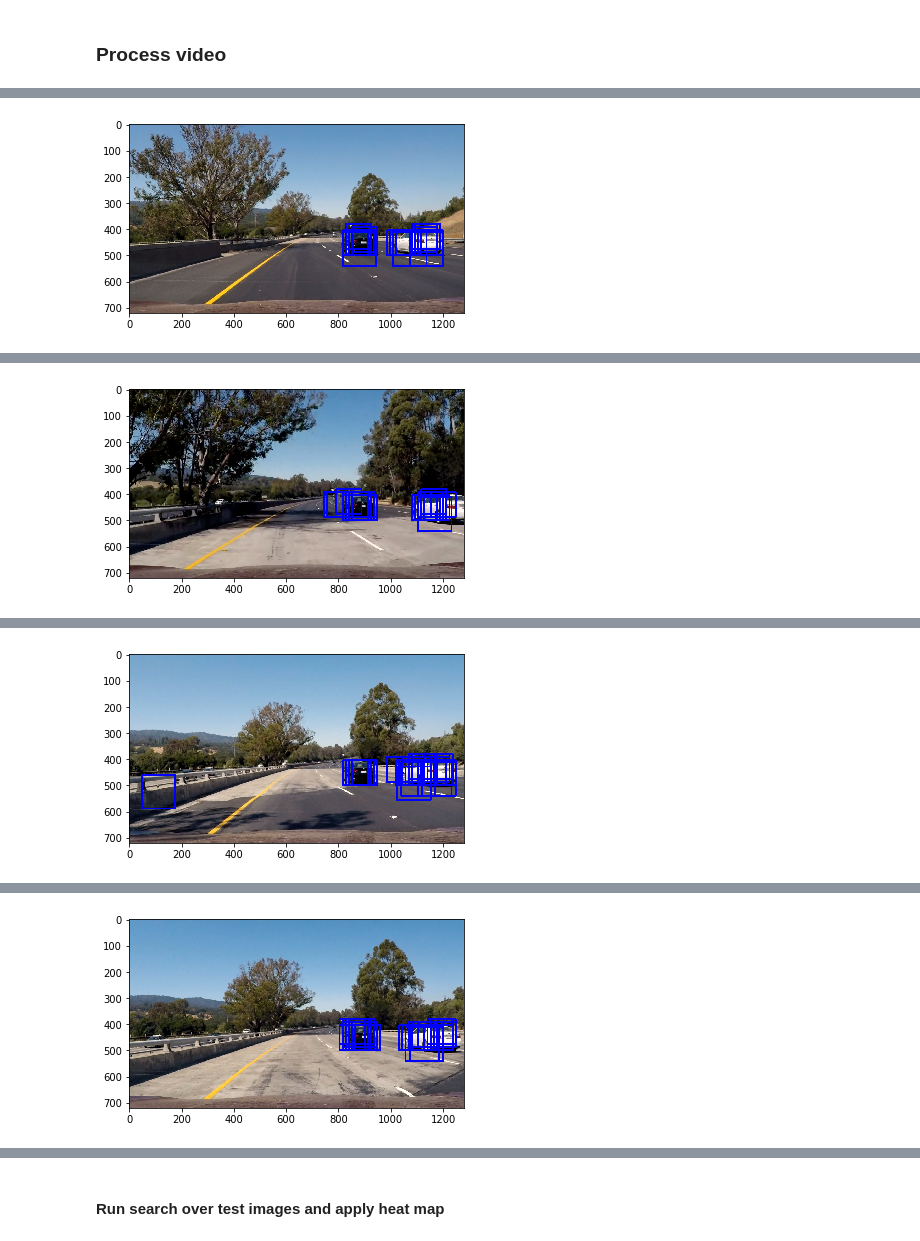
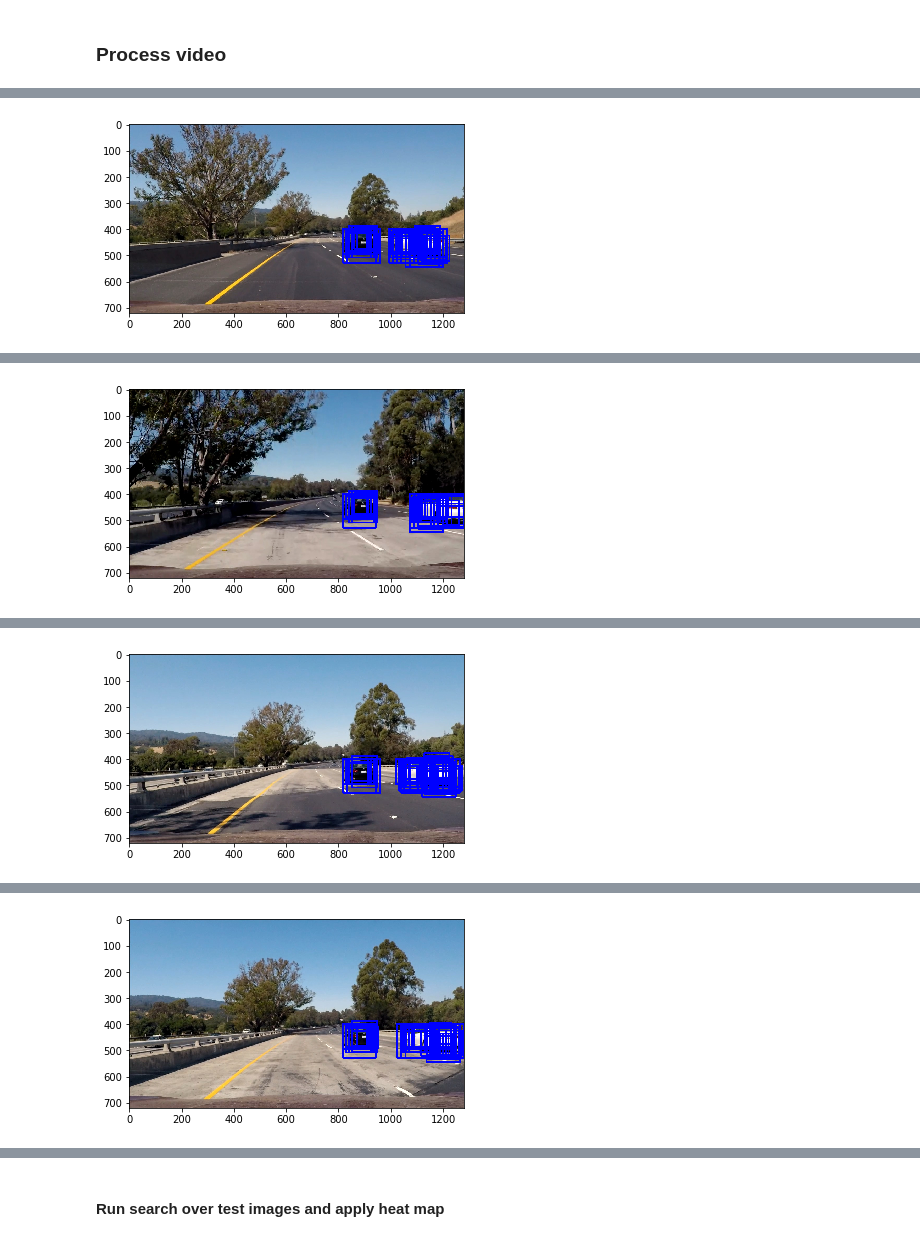
Before and after one commit to timout/CarND-Vehicle-Detection, a Jupyter notebook: VehicleDetection.ipynb, the cells around one changed output, grey strips where cells are left out. Saved outputs shown, nothing was run; the diff lists cells and outputs as text; code cells hidden in the pictures.

```diff
--- a/VehicleDetection.ipynb
+++ b/VehicleDetection.ipynb
@@ -199,7 +241,7 @@ def show_hog(img, orient = 12, pix_per_cell = 8, cell_per_block = 2):
 
     plt.show()
 
-for i in hog_samples: show_hog(i)
+for i in hog_samples: show_hog(i.astype(np.float32)/255)
 # %% [output]
 [figure]
 [figure]
@@ -375,17 +417,17 @@ def rescale_image(img, scale):
 
 #prepare image for processing: normalize, crop, convert color
 def prepare_image(img, y_start, y_stop):
-    proc_img = img.astype(np.float32)/255.0
+    proc_img = img  #.astype(np.float32)/255.0
     sub_img = proc_img[y_start: y_stop, :, :]
     return color_conversion(sub_img, color_space)
 # %%
-y_prefix = 380
+y_prefix = 376
 
 # List of slide windows regions
 test_regions = [
-    #Region(Window(x1=0, y1=0, x2=1280, y2=80), (80,80), 10, 1.25, 0),
-    Region(Window(x1=0, y1=0, x2=1280, y2=120), (96,96), 12, 1.5, 0),
-    Region(Window(x1=0, y1=32, x2=1280, y2=286), (128,128), 16, 2, 1)
+    Region(Window(x1=0, y1=0, x2=1280, y2=160), (80,80), 10, 1.25, 0),
+    Region(Window(x1=0, y1=0, x2=1280, y2=192), (96,96), 12, 1.5, 0),
+    Region(Window(x1=0, y1=24, x2=1280, y2=280), (128,128), 16, 2, 1)
 ]
 
 # Precreate list of slide windows
@@ -409,10 +451,13 @@ plt.imshow(window_img)
 # number of hog blocks per 64x64 image
 hog_blocks_per_window = 7
 
+feature_image_shape = (64,64)
+
 # image feature functions list to extract (HOG will be extracted separately)
 w_feature_fn_list = [
      create_bin_spatial(spatial_size),
-     create_color_hist(nbins=hist_bins)
+     create_color_hist(nbins=hist_bins),
+     create_all_hog_features_cv(orient=orient, pix_per_cell=pix_per_cell, cell_per_block=cell_per_block)
 ]
 
 # process pool size
@@ -539,8 +587,8 @@ test_imgs = glob.glob('test_images/*.jpg')
 with Pool(pool_size) as test_pool:
     for i, img in enumerate(test_imgs):
         img = mpimg.imread(img)
-        search_img = prepare_image(img, 380, 656)
-        %time candidates = f_candidates(search_img, i, test_pool, step=225)
+        search_img = prepare_image(img, y_prefix, 656)
+        %time candidates = f_candidates(search_img, i, test_pool, step=440)
         window_img = draw_boxes(img, candidates, y_prefix=y_prefix, color=(0,0,255), thick = 6)
         plt.figure()
         plt.imshow(window_img)
@@ -553 +601 @@ Wall time: 720 ms
-[figure, old version]
+[figure, new version]
@@ -556 +604 @@ Wall time: 621 ms
-[figure, old version]
+[figure, new version]
@@ -559 +607 @@ Wall time: 593 ms
-[figure, old version]
+[figure, new version]
@@ -562 +610 @@ Wall time: 737 ms
-[figure, old version]
+[figure, new version]
```
Also changed, not shown: parts of 14 cells of this notebook, 5 other files.
